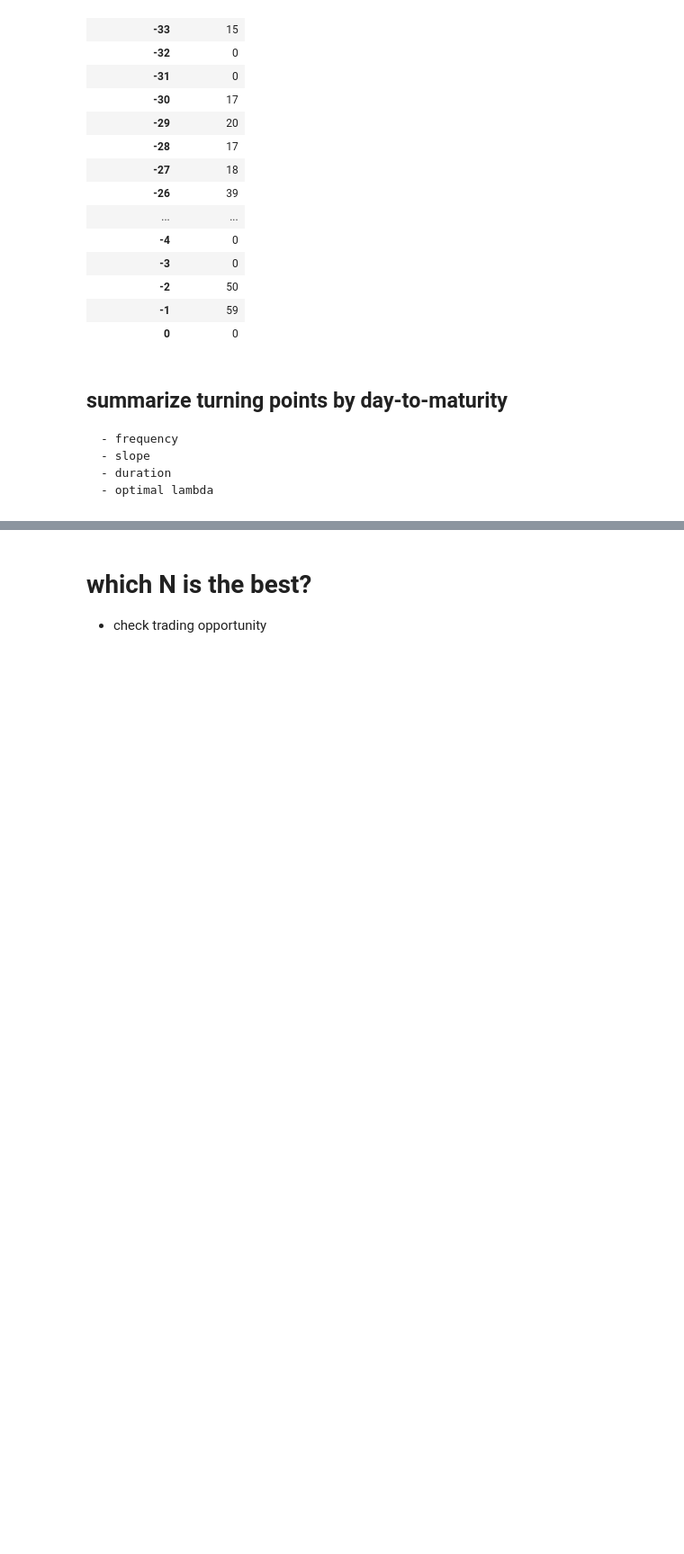
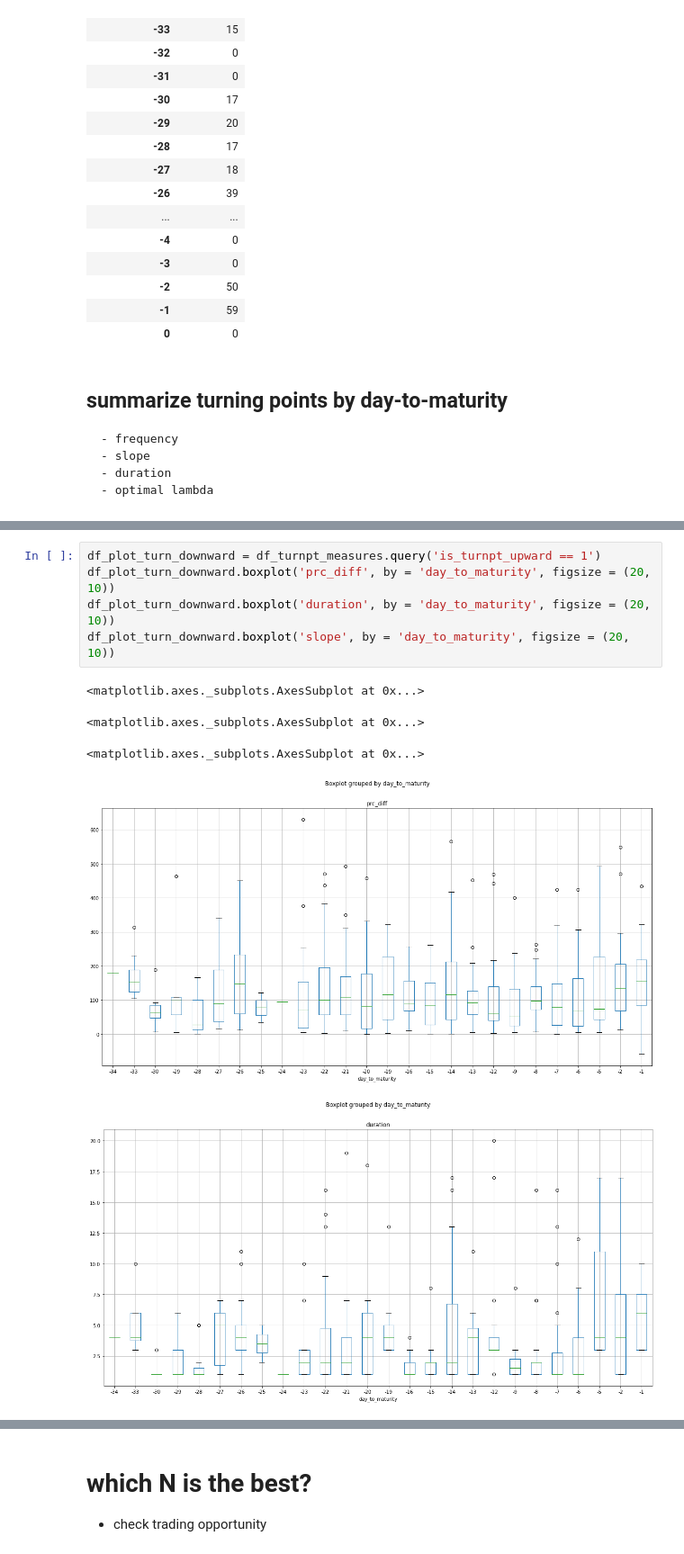
Before and after one commit to datasci-info/stock_path_tracker, a Jupyter notebook: turnpt_analysis.ipynb, the cells around one changed output, grey strips where cells are left out. Shown: that part at 90% size. Cells and saved outputs as stored; diff of their text form; blank space fills up the shorter version.

```diff
--- a/turnpt_analysis.ipynb
+++ b/turnpt_analysis.ipynb
@@ -268,0 +247,11 @@ df_analysis.plot(x='day_to_maturity', y='mu_slope', kind='line')
+# %%
+df_plot_turn_downward = df_turnpt_measures.query('is_turnpt_upward == 1')
+df_plot_turn_downward.boxplot('prc_diff', by = 'day_to_maturity', figsize = (20, 10))
+df_plot_turn_downward.boxplot('duration', by = 'day_to_maturity', figsize = (20, 10))
+df_plot_turn_downward.boxplot('slope', by = 'day_to_maturity', figsize = (20, 10))
+# %% [output]
+<matplotlib.axes._subplots.AxesSubplot at 0x...>
+<matplotlib.axes._subplots.AxesSubplot at 0x...>
+<matplotlib.axes._subplots.AxesSubplot at 0x...>
+[figure, added]
+[figure, added]
```
Also changed, not shown: parts of 11 cells of this notebook.
